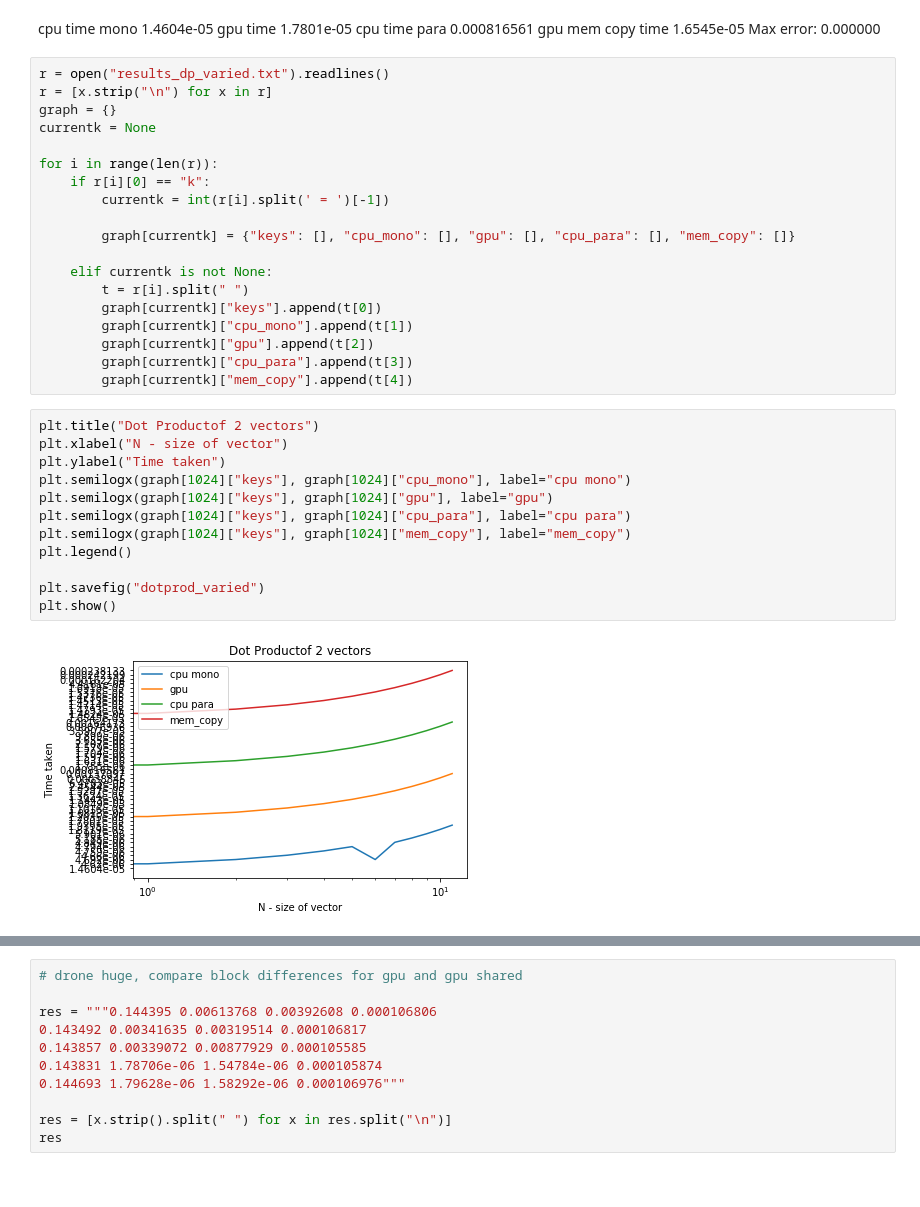
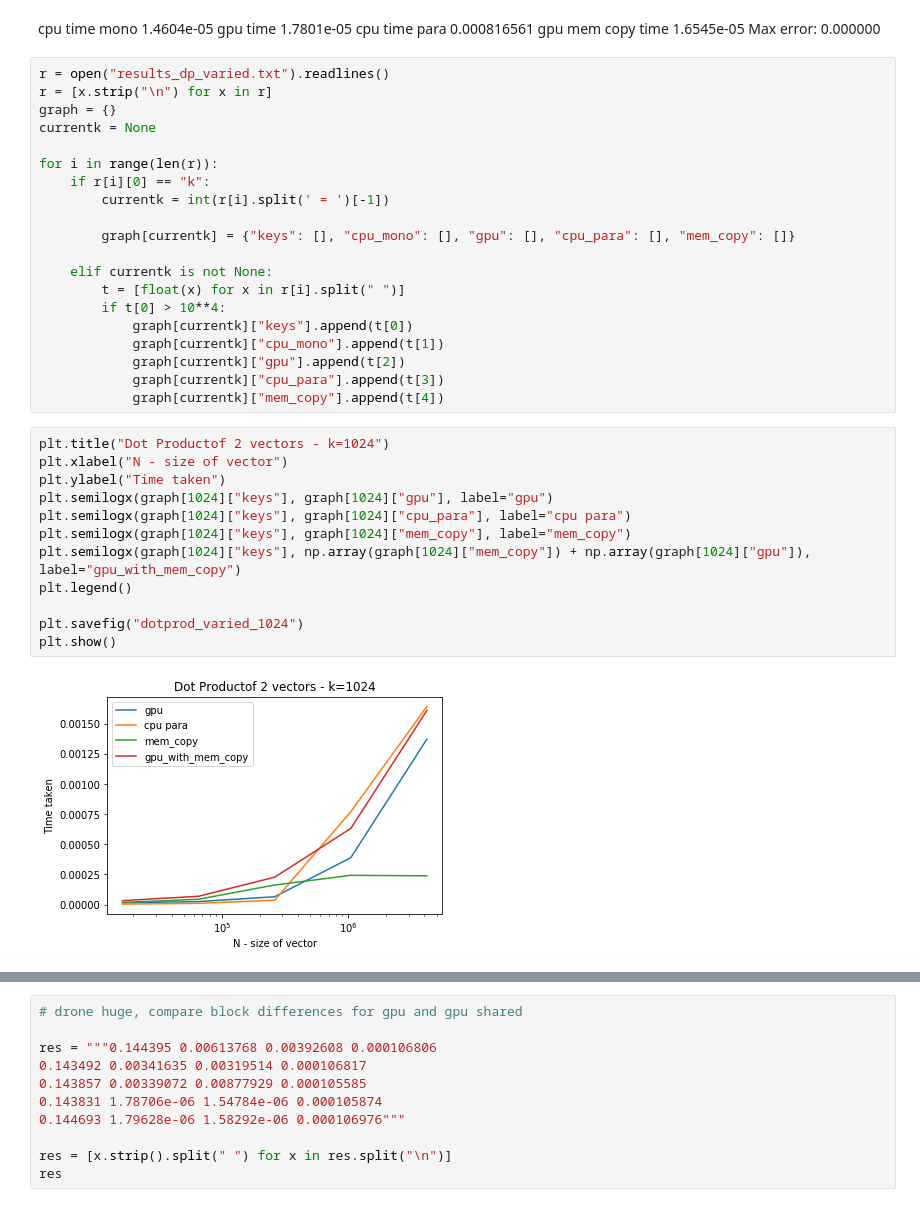
Before and after one commit to yirenWang/progparallel, a Jupyter notebook: 04-CUDA/Untitled.ipynb, the cells around one changed output, grey strips where cells are left out. Saved outputs shown, nothing was run; the diff lists cells and outputs as text.

```diff
--- a/04-CUDA/Untitled.ipynb
+++ b/04-CUDA/Untitled.ipynb
@@ -43,24 +45,25 @@ for i in range(len(r)):
         graph[currentk] = {"keys": [], "cpu_mono": [], "gpu": [], "cpu_para": [], "mem_copy": []}
 
     elif currentk is not None:
-        t = r[i].split(" ")
-        graph[currentk]["keys"].append(t[0])
-        graph[currentk]["cpu_mono"].append(t[1])
-        graph[currentk]["gpu"].append(t[2])
-        graph[currentk]["cpu_para"].append(t[3])
-        graph[currentk]["mem_copy"].append(t[4])
+        t = [float(x) for x in r[i].split(" ")]
+        if t[0] > 10**4:
+            graph[currentk]["keys"].append(t[0])
+            graph[currentk]["cpu_mono"].append(t[1])
+            graph[currentk]["gpu"].append(t[2])
+            graph[currentk]["cpu_para"].append(t[3])
+            graph[currentk]["mem_copy"].append(t[4])
 # %%
-plt.title("Dot Productof 2 vectors")
+plt.title("Dot Productof 2 vectors - k=1024")
 plt.xlabel("N - size of vector")
 plt.ylabel("Time taken")
-plt.semilogx(graph[1024]["keys"], graph[1024]["cpu_mono"], label="cpu mono")
 plt.semilogx(graph[1024]["keys"], graph[1024]["gpu"], label="gpu")
 plt.semilogx(graph[1024]["keys"], graph[1024]["cpu_para"], label="cpu para")
 plt.semilogx(graph[1024]["keys"], graph[1024]["mem_copy"], label="mem_copy")
+plt.semilogx(graph[1024]["keys"], np.array(graph[1024]["mem_copy"]) + np.array(graph[1024]["gpu"]), label="gpu_with_mem_copy")
 plt.legend()
 
-plt.savefig("dotprod_varied")
+plt.savefig("dotprod_varied_1024")
 plt.show()
 # %% [output]
-[figure, old version]
+[figure, new version]
 # %%
```
Also changed, not shown: parts of 19 cells of this notebook, 28 other files.
